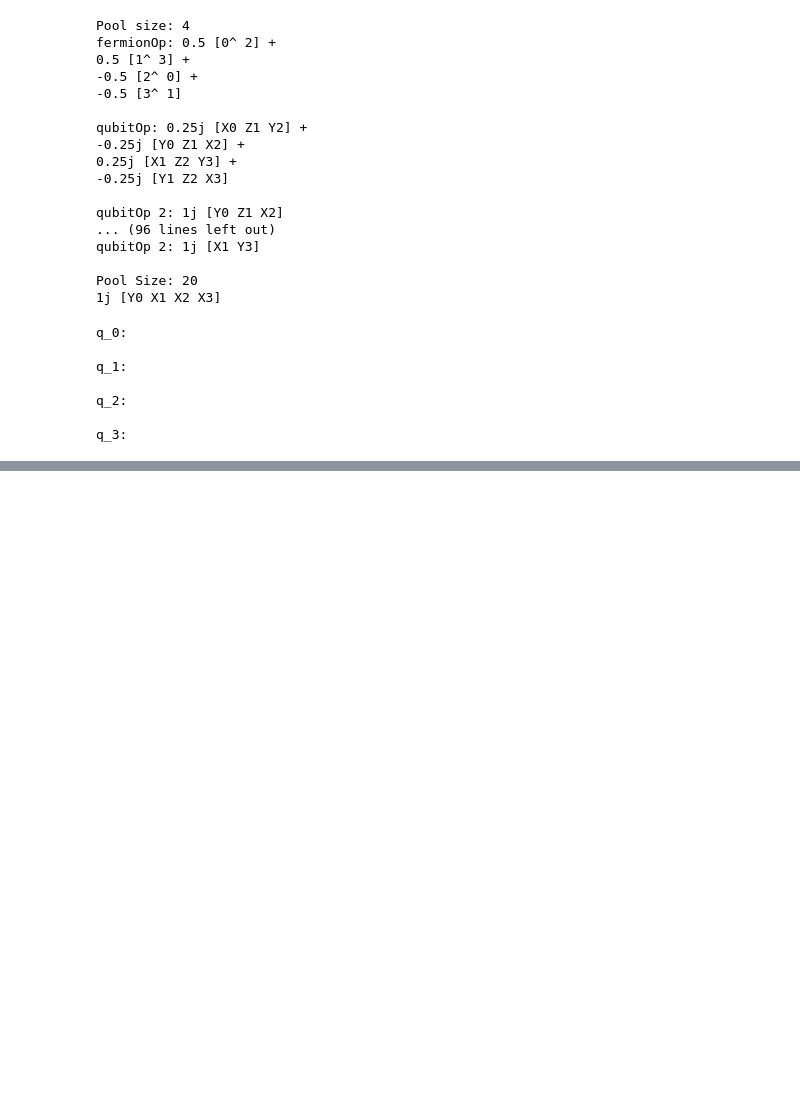
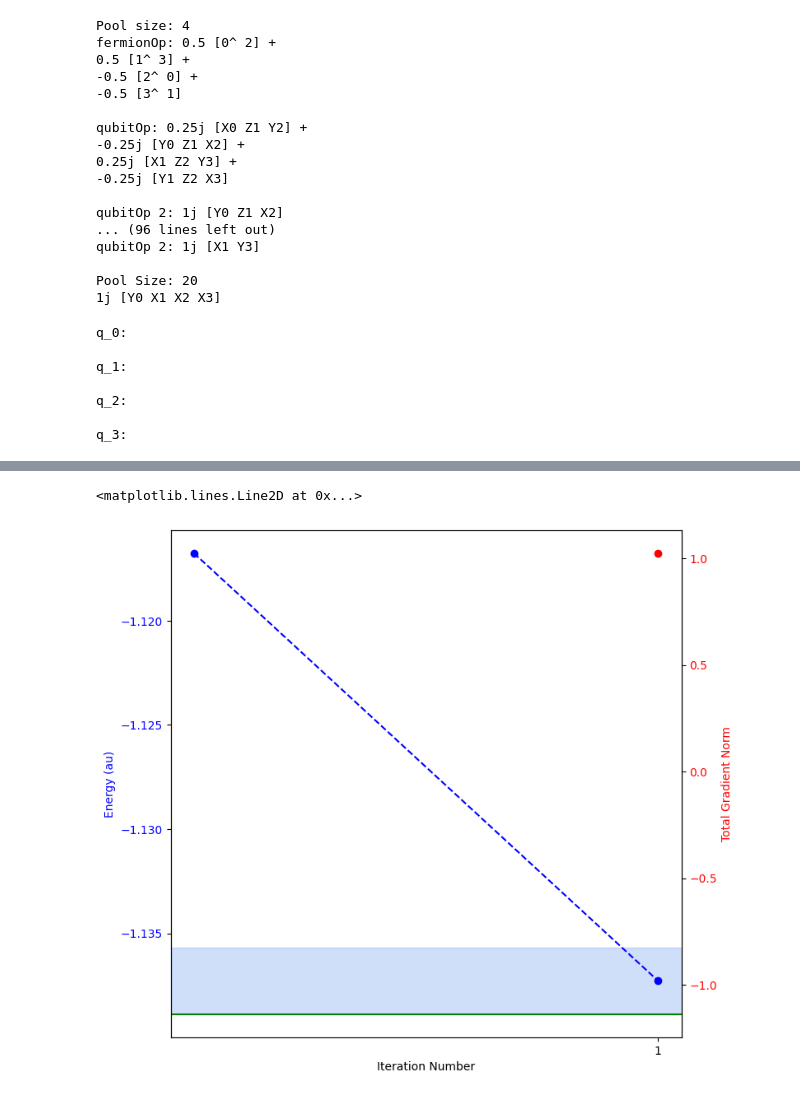
Before and after one commit to azhar-ikhtiarudin/ShotOptimization-ADAPT-VQE, a Jupyter notebook: main.ipynb, the cells around one changed output, grey strips where cells are left out. Cells and saved outputs as stored; diff of their text form; code cells hidden in the pictures; blank space fills up the shorter version.

Commit message:
adapt vqe done

```diff
--- a/main.ipynb
+++ b/main.ipynb
@@ -92,0 +93,3 @@ NameError: name 'backend' is not defined
+# %%
+myAdapt.run()
+data = myAdapt.data
@@ -92,0 +114,6 @@ NameError: name 'backend' is not defined
+# %%
+data.plot()
+plt.axhline(-1.13728, color='green')
+# %% [output]
+<matplotlib.lines.Line2D at 0x...>
+[figure, added]
```
Also changed, not shown: parts of 5 cells of this notebook, 2 other files.
